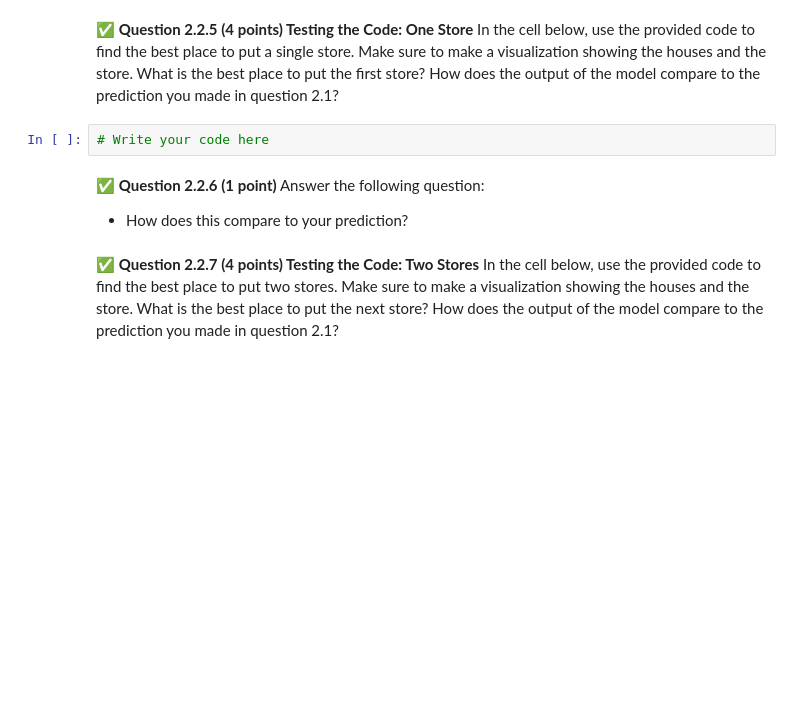
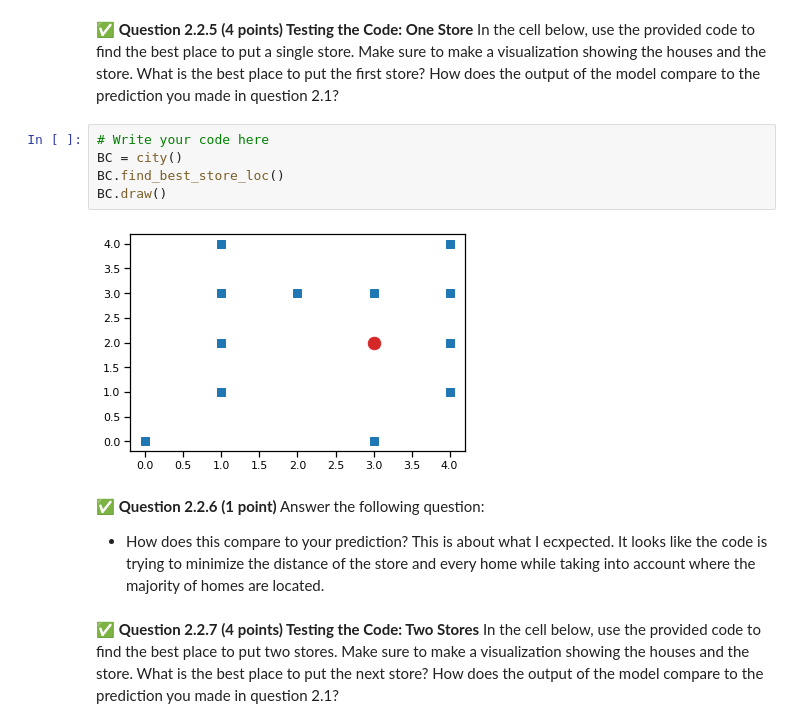
Before and after one commit to soesit/cmse202-f22-turnin, a Jupyter notebook: hw-03/HW-03_ABMAndGraphTheory-STUDENT.ipynb, the cells around one changed output. Cells and saved outputs as stored; diff of their text form; blank space fills up the shorter version.

```diff
--- a/hw-03/HW-03_ABMAndGraphTheory-STUDENT.ipynb
+++ b/hw-03/HW-03_ABMAndGraphTheory-STUDENT.ipynb
@@ -241,10 +307,16 @@ Most agent-based models have three things: agents, actions, and an environment.
 In the cell below, use the provided code to find the best place to put a single store. Make sure to make a visualization showing the houses and the store. What is the best place to put the first store? How does the output of the model compare to the prediction you made in question 2.1?
 # %%
 # Write your code here
+BC = city()
+BC.find_best_store_loc()
+BC.draw()
+# %% [output]
+[figure, added]
 # %% [markdown]
 &#9989; **Question 2.2.6 (1 point)** Answer the following question:
 
 - How does this compare to your prediction?
+This is about what I ecxpected. It looks like the code is trying to minimize the distance of the store and every home while taking into account where the majority of homes are located.
 # %% [markdown]
 &#9989; **Question 2.2.7 (4 points) Testing the Code: Two Stores**
 In the cell below, use the provided code to find the best place to put two stores. Make sure to make a visualization showing the houses and the store. What is the best place to put the next store? How does the output of the model compare to the prediction you made in question 2.1?
```
Also changed, not shown: parts of 28 cells of this notebook.
